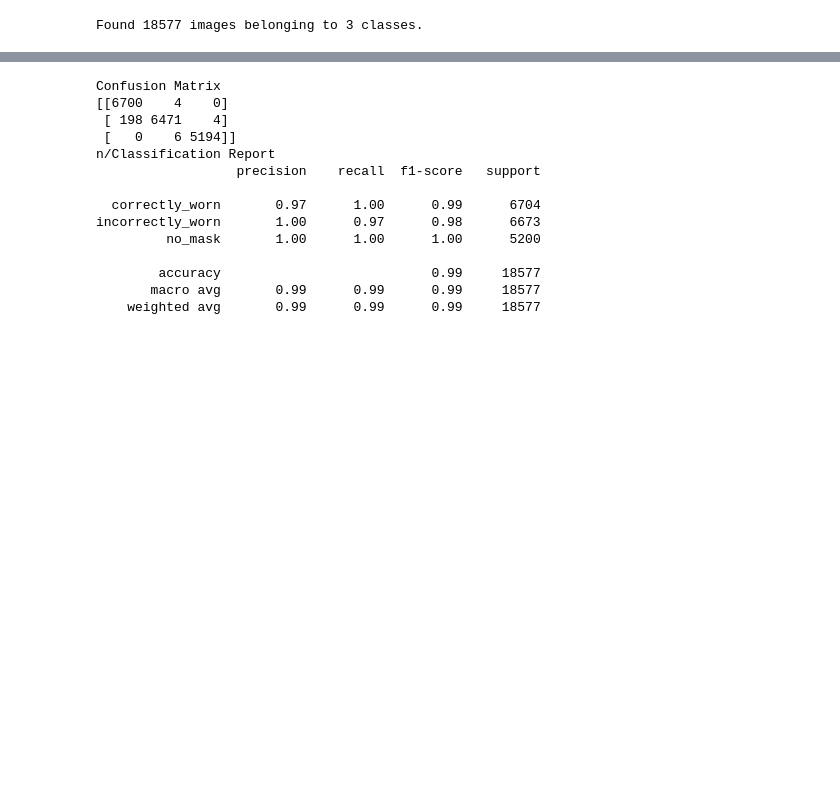
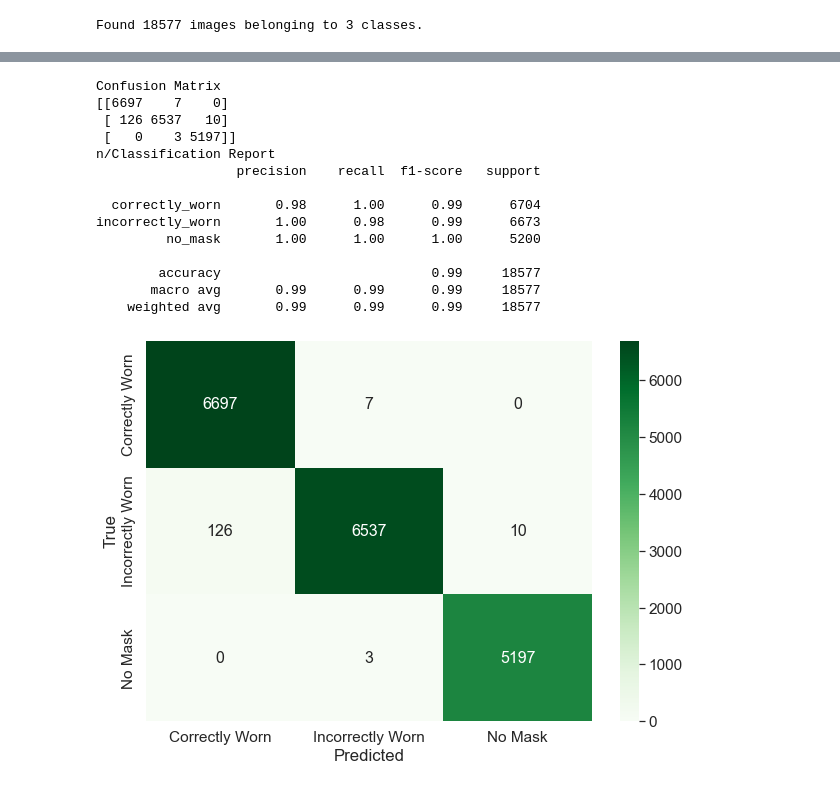
Before and after one commit to dino340/lhl_final_project, a Jupyter notebook: Model.ipynb, the cells around one changed output, grey strips where cells are left out. Saved outputs shown, nothing was run; the diff lists cells and outputs as text; code cells hidden in the pictures; blank space fills up the shorter version.

```diff
--- a/Model.ipynb
+++ b/Model.ipynb
@@ -150,7 +133,7 @@ model.compile(optimizer=opt_adam, loss='categorical_crossentropy', metrics=[tf.k
 history = model.fit(train_generator,
                              epochs=5,
                              validation_data=test_generator,
-                             callbacks=[checkpoint, earlystop])
+                             callbacks=[checkpoint])
 # %% [output]
 Epoch 1/5
 4064/4064 [==============================] - 3502s 860ms/step - loss: 0.1458 - categorical_accuracy: 0.9459 - val_loss: 0.0467 - val_categorical_accuracy: 0.9845
@@ -218,7 +201,6 @@ Y_pred = model.predict(val_generator)
 # convert predictions into class labels
 y_pred = np.argmax(Y_pred, axis=1)
 # %%
-from sklearn.metrics import classification_report, confusion_matrix
 # Run a confusion matrix based on predictions and expected labels
 print('Confusion Matrix')
 print(confusion_matrix(val_generator.classes, y_pred))
@@ -229,16 +211,25 @@ target_names = ['correctly_worn', 'incorrectly_worn', 'no_mask']
 print(classification_report(val_generator.classes, y_pred, target_names=target_names))
 # %% [output]
 Confusion Matrix
-[[6700    4    0]
- [ 198 6471    4]
- [   0    6 5194]]
+[[6697    7    0]
+ [ 126 6537   10]
+ [   0    3 5197]]
 n/Classification Report
                   precision    recall  f1-score   support
 
-  correctly_worn       0.97      1.00      0.99      6704
-incorrectly_worn       1.00      0.97      0.98      6673
+  correctly_worn       0.98      1.00      0.99      6704
+incorrectly_worn       1.00      0.98      0.99      6673
          no_mask       1.00      1.00      1.00      5200
 
         accuracy                           0.99     18577
        macro avg       0.99      0.99      0.99     18577
     weighted avg       0.99      0.99      0.99     18577
+# %%
+df_cm = pd.DataFrame(confusion_matrix(val_generator.classes, y_pred), index=['Correctly Worn', 'Incorrectly Worn', 'No Mask'], columns=['Correctly Worn', 'Incorrectly Worn', 'No Mask'])
+plt.figure(figsize=(10,7)) # set plot size
+sn.set(font_scale=1.4) # set font scale
+ax = sn.heatmap(df_cm, annot=True, annot_kws={'size':16}, cmap='Greens', fmt='g') # create heatmap from confusion matrix
+ax.set(xlabel='Predicted', ylabel='True') #label axis
+plt.savefig('confusionmatrix.png', dpi=200, format='png') # save chart to disk
+# %% [output]
+[figure, added]
```
Also changed, not shown: parts of 6 cells of this notebook, 10 other files.
